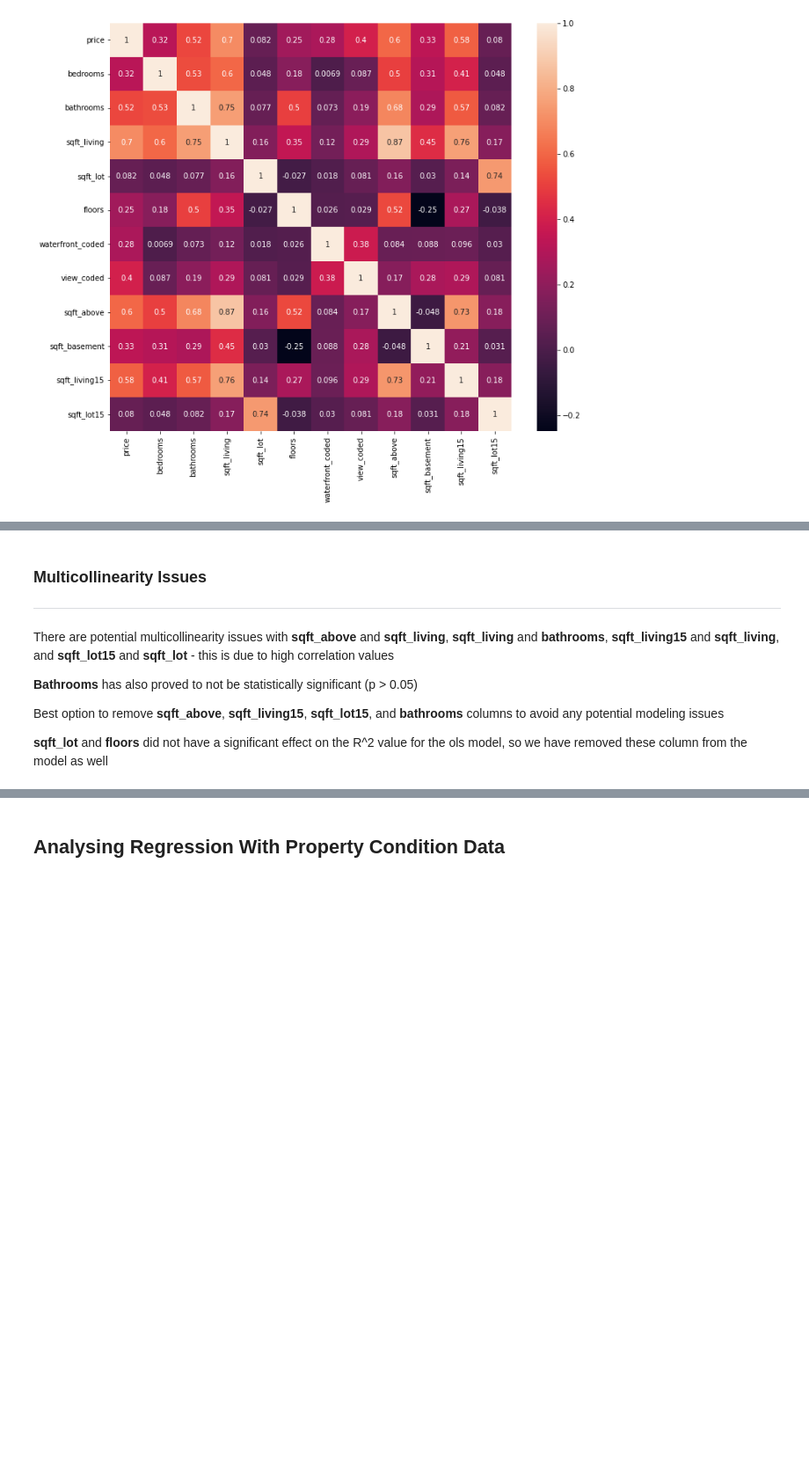
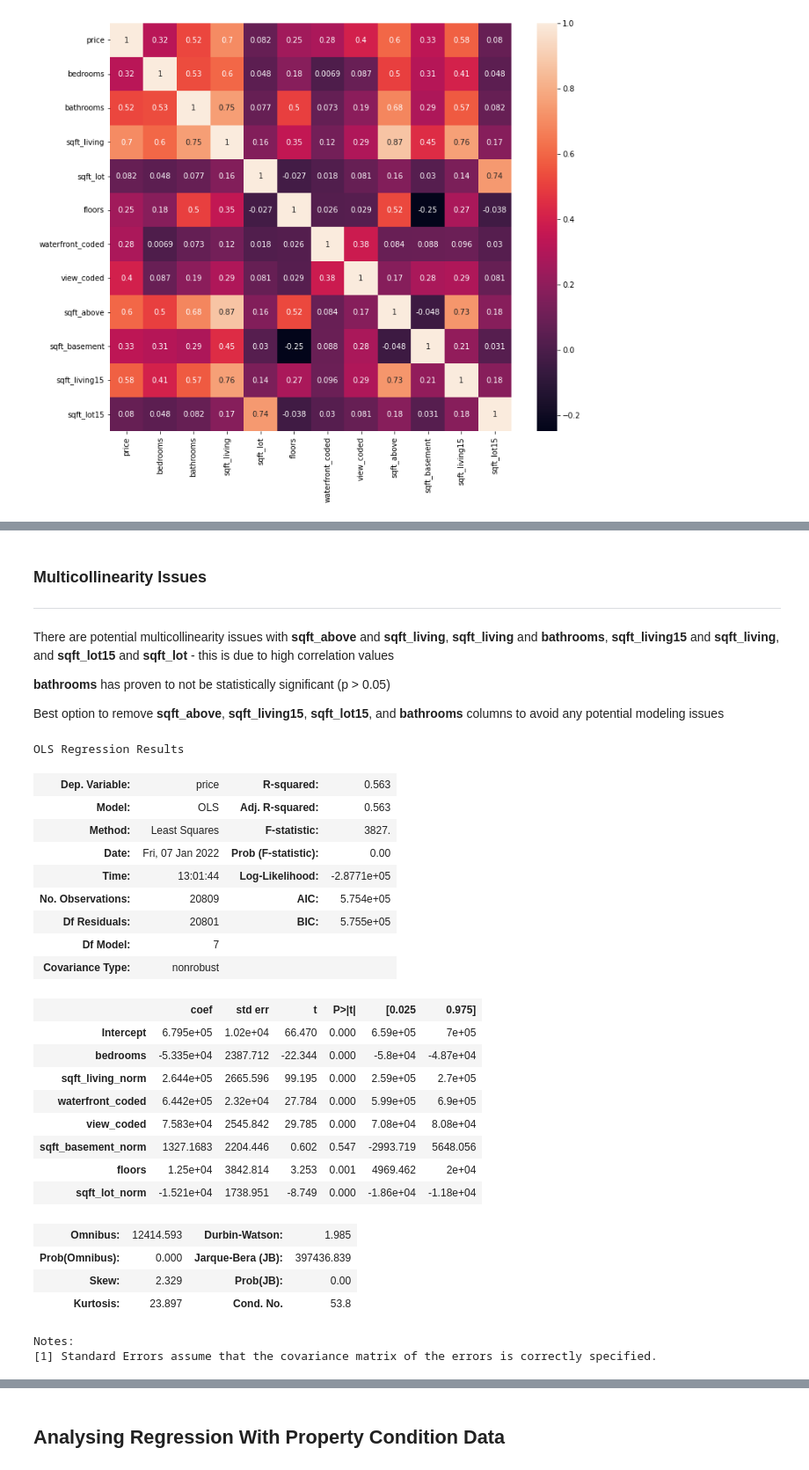
Before and after one commit to hannah-schurman/dsc-phase2-project, a Jupyter notebook: housing_sales_modeling.ipynb, the cells around one changed output, grey strips where cells are left out. Shown at 88% size. Drawn from its saved outputs; the diff is of its cells as text; code cells hidden in the pictures; blank space fills up the shorter version.

```diff
--- a/housing_sales_modeling.ipynb
+++ b/housing_sales_modeling.ipynb
@@ -488,8 +516,36 @@ strong multicollinearity problems or that the design matrix is singular.
 
 There are potential multicollinearity issues with **sqft_above** and **sqft_living**, **sqft_living** and **bathrooms**, **sqft_living15** and **sqft_living**, and **sqft_lot15** and **sqft_lot** - this is due to high correlation values
 
-**Bathrooms** has also proved to not be statistically significant (p > 0.05)
+**bathrooms** has proven to not be statistically significant (p > 0.05)
 
 Best option to remove **sqft_above**, **sqft_living15**, **sqft_lot15**, and **bathrooms** columns to avoid any potential modeling issues
-
-**sqft_lot** and **floors** did not have a significant effect on the R^2 value for the ols model, so we have removed these column from the model as well
+# %%
+cols_features = ['bedrooms', 'sqft_living_norm', 'waterfront_coded', 'view_coded', 'sqft_basement_norm', 'floors', 'sqft_lot_norm']
+# %%
+ols_model(cols_features, df_cities).summary()
+# %% [output]
+OLS Regression Results
+| Dep. Variable: | price | R-squared: | 0.563 |
+| Model: | OLS | Adj. R-squared: | 0.563 |
+| Method: | Least Squares | F-statistic: | 3827. |
+| Date: | Fri, 07 Jan 2022 | Prob (F-statistic): | 0.00 |
+| Time: | 13:01:44 | Log-Likelihood: | -2.8771e+05 |
+| No. Observations: | 20809 | AIC: | 5.754e+05 |
+| Df Residuals: | 20801 | BIC: | 5.755e+05 |
+| Df Model: | 7 |  |  |
+| Covariance Type: | nonrobust |  |  |
+|  | coef | std err | t | P>|t| | [0.025 | 0.975] |
+| Intercept | 6.795e+05 | 1.02e+04 | 66.470 | 0.000 | 6.59e+05 | 7e+05 |
+| bedrooms | -5.335e+04 | 2387.712 | -22.344 | 0.000 | -5.8e+04 | -4.87e+04 |
+| sqft_living_norm | 2.644e+05 | 2665.596 | 99.195 | 0.000 | 2.59e+05 | 2.7e+05 |
+| waterfront_coded | 6.442e+05 | 2.32e+04 | 27.784 | 0.000 | 5.99e+05 | 6.9e+05 |
+| view_coded | 7.583e+04 | 2545.842 | 29.785 | 0.000 | 7.08e+04 | 8.08e+04 |
+| sqft_basement_norm | 1327.1683 | 2204.446 | 0.602 | 0.547 | -2993.719 | 5648.056 |
+| floors | 1.25e+04 | 3842.814 | 3.253 | 0.001 | 4969.462 | 2e+04 |
+| sqft_lot_norm | -1.521e+04 | 1738.951 | -8.749 | 0.000 | -1.86e+04 | -1.18e+04 |
+| Omnibus: | 12414.593 | Durbin-Watson: | 1.985 |
+| Prob(Omnibus): | 0.000 | Jarque-Bera (JB): | 397436.839 |
+| Skew: | 2.329 | Prob(JB): | 0.00 |
+| Kurtosis: | 23.897 | Cond. No. | 53.8 |
+Notes:
+[1] Standard Errors assume that the covariance matrix of the errors is correctly specified.
```
Also changed, not shown: parts of 106 cells of this notebook, 12 other files.
